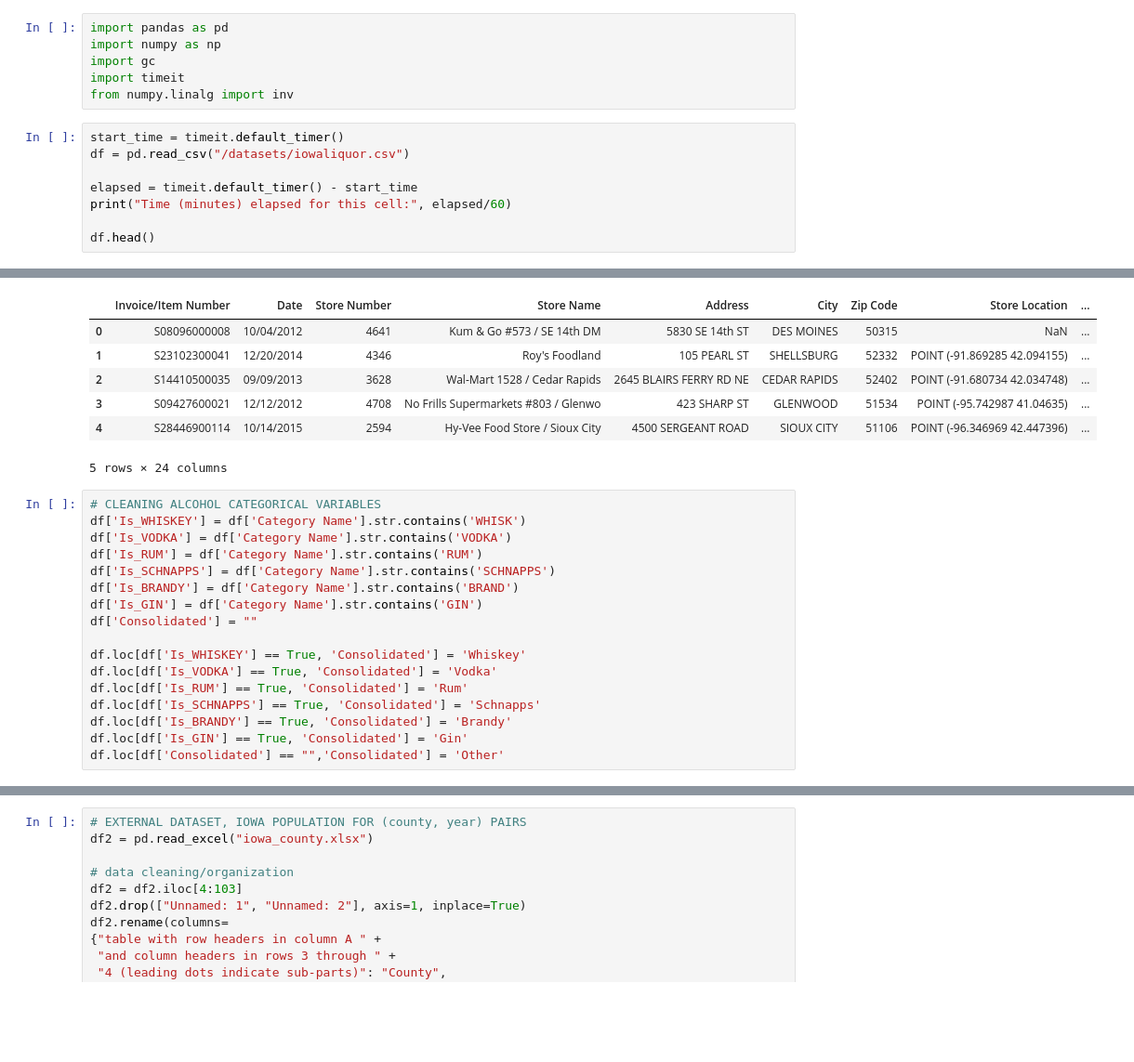
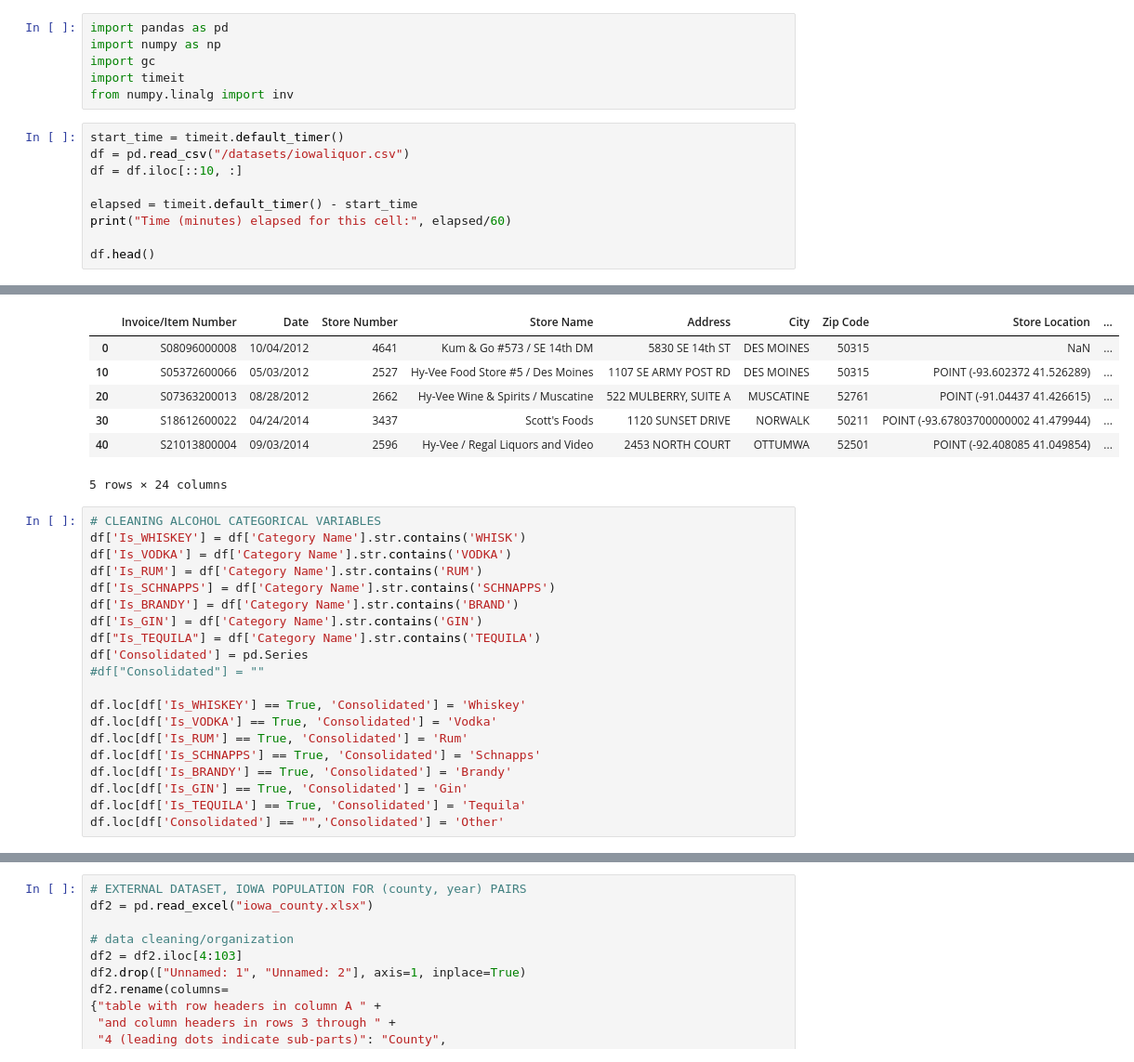
Before and after one commit to juliandavis7/401_Project1, a Jupyter notebook: assemble_datasets.ipynb, the cells around one changed output, grey strips where cells are left out. Shown: that part at 93% size. Drawn from its saved outputs; the diff is of its cells as text; blank space fills up the shorter version.

```diff
--- a/assemble_datasets.ipynb
+++ b/assemble_datasets.ipynb
@@ -7,6 +7,7 @@ from numpy.linalg import inv
 # %%
 start_time = timeit.default_timer()
 df = pd.read_csv("/datasets/iowaliquor.csv")
+df = df.iloc[::10, :]
 
 elapsed = timeit.default_timer() - start_time
 print("Time (minutes) elapsed for this cell:", elapsed/60)
@@ -17,9 +18,9 @@ Time (minutes) elapsed for this cell: 1.0128817086833806
 |  | Invoice/Item Number | Date | Store Number | Store Name | Address | City | Zip Code | Store Location | ... |
 | 0 | S08096000008 | 10/04/2012 | 4641 | Kum & Go #573 / SE 14th DM | 5830 SE 14th ST | DES MOINES | 50315 | NaN | ... |
-| 1 | S23102300041 | 12/20/2014 | 4346 | Roy's Foodland | 105 PEARL ST | SHELLSBURG | 52332 | POINT (-91.869285 42.094155) | ... |
-| 2 | S14410500035 | 09/09/2013 | 3628 | Wal-Mart 1528 / Cedar Rapids | 2645 BLAIRS FERRY RD NE | CEDAR RAPIDS | 52402 | POINT (-91.680734 42.034748) | ... |
-| 3 | S09427600021 | 12/12/2012 | 4708 | No Frills Supermarkets #803 / Glenwo | 423 SHARP ST | GLENWOOD | 51534 | POINT (-95.742987 41.04635) | ... |
-| 4 | S28446900114 | 10/14/2015 | 2594 | Hy-Vee Food Store / Sioux City | 4500 SERGEANT ROAD | SIOUX CITY | 51106 | POINT (-96.346969 42.447396) | ... |
+| 10 | S05372600066 | 05/03/2012 | 2527 | Hy-Vee Food Store #5 / Des Moines | 1107 SE ARMY POST RD | DES MOINES | 50315 | POINT (-93.602372 41.526289) | ... |
+| 20 | S07363200013 | 08/28/2012 | 2662 | Hy-Vee Wine & Spirits / Muscatine | 522 MULBERRY, SUITE A | MUSCATINE | 52761 | POINT (-91.04437 41.426615) | ... |
+| 30 | S18612600022 | 04/24/2014 | 3437 | Scott's Foods | 1120 SUNSET DRIVE | NORWALK | 50211 | POINT (-93.67803700000002 41.479944) | ... |
+| 40 | S21013800004 | 09/03/2014 | 2596 | Hy-Vee / Regal Liquors and Video | 2453 NORTH COURT | OTTUMWA | 52501 | POINT (-92.408085 41.049854) | ... |
 5 rows × 24 columns
 # %%
 # CLEANING ALCOHOL CATEGORICAL VARIABLES
@@ -29,7 +30,9 @@ df['Is_RUM'] = df['Category Name'].str.contains('RUM')
 df['Is_SCHNAPPS'] = df['Category Name'].str.contains('SCHNAPPS')
 df['Is_BRANDY'] = df['Category Name'].str.contains('BRAND')
 df['Is_GIN'] = df['Category Name'].str.contains('GIN')
-df['Consolidated'] = ""
+df["Is_TEQUILA"] = df['Category Name'].str.contains('TEQUILA')
+df['Consolidated'] = pd.Series
+#df["Consolidated"] = ""
 
 df.loc[df['Is_WHISKEY'] == True, 'Consolidated'] = 'Whiskey'
 df.loc[df['Is_VODKA'] == True, 'Consolidated'] = 'Vodka'
@@ -37,4 +40,5 @@ df.loc[df['Is_RUM'] == True, 'Consolidated'] = 'Rum'
 df.loc[df['Is_SCHNAPPS'] == True, 'Consolidated'] = 'Schnapps'
 df.loc[df['Is_BRANDY'] == True, 'Consolidated'] = 'Brandy'
 df.loc[df['Is_GIN'] == True, 'Consolidated'] = 'Gin'
+df.loc[df['Is_TEQUILA'] == True, 'Consolidated'] = 'Tequila'
 df.loc[df['Consolidated'] == "",'Consolidated'] = 'Other'
```
Also changed, not shown: parts of 16 cells of this notebook.
